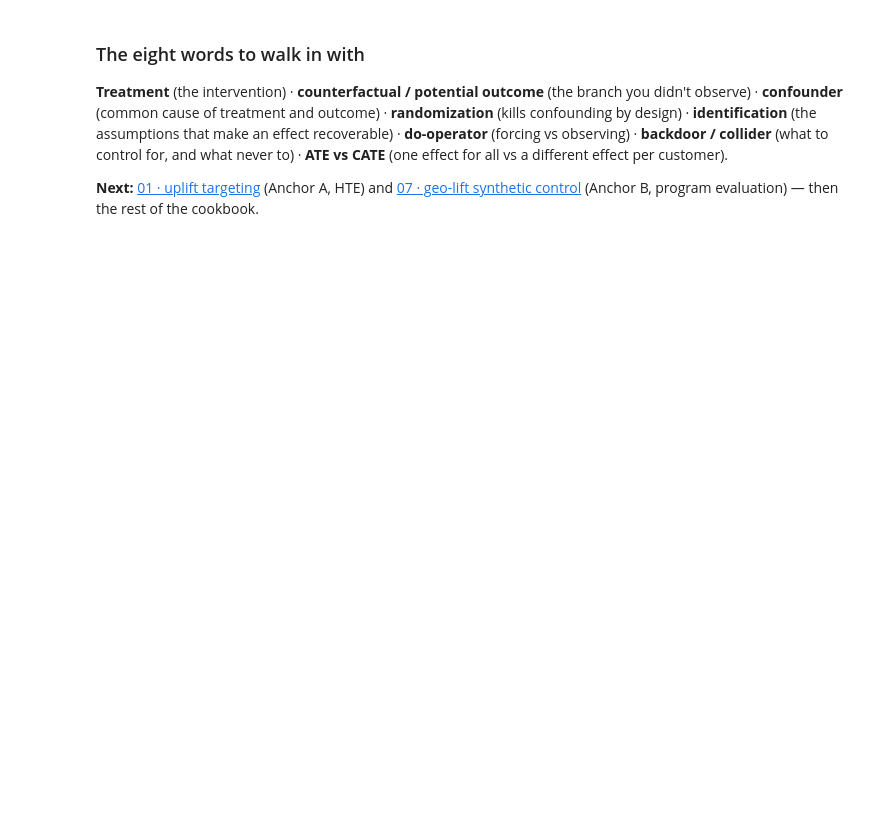
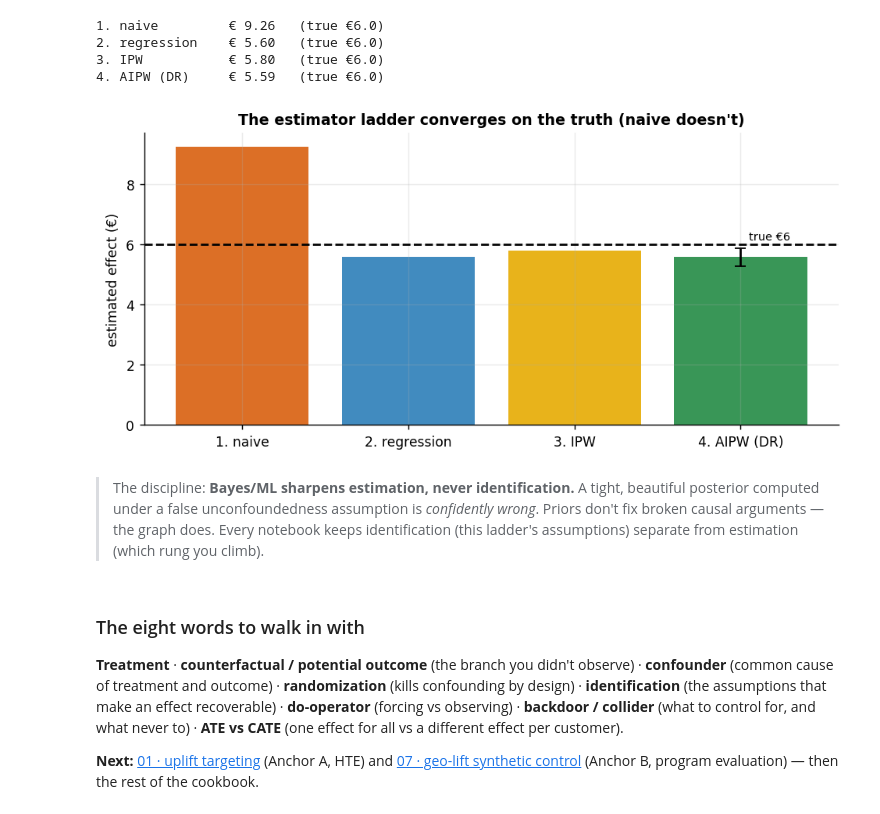
Before and after one commit to fmuia/sda_projects, a Jupyter notebook: notebooks/00_foundations.ipynb, the cells around one changed output. Saved outputs shown, nothing was run; the diff lists cells and outputs as text; code cells hidden in the pictures; blank space fills up the shorter version.

```diff
--- a/notebooks/00_foundations.ipynb
+++ b/notebooks/00_foundations.ipynb
@@ -214,13 +136,47 @@ Sampling 2 chains for 400 tune and 400 draw iterations (800 + 800 draws total) t
+# %%
+d, true_ate = dgp.dag_control_demo(n=3000, seed=17)
+X = d[["loyalty"]].values; T = d["email"].values; Y = d["spend"].values
+
+# 1. naive
+naive_est = Y[T==1].mean() - Y[T==0].mean()
+# 2. regression adjustment (g-formula with linear outcome model)
+D = np.column_stack([np.ones(len(d)), T, d["loyalty"].values]); beta = np.linalg.lstsq(D, Y, rcond=None)[0]
+reg_est = beta[1]
+# 3. IPW
+e = est.propensity_scores(X, T); e = np.clip(e, 0.05, 0.95)
+ipw_est = (T*Y/e).mean() - ((1-T)*Y/(1-e)).mean()
+# 4. AIPW doubly-robust
+aipw = est.aipw_ate(X, T, Y, seed=1, n_boot=300)
+
+ladder = {"1. naive": naive_est, "2. regression": reg_est, "3. IPW": ipw_est, "4. AIPW (DR)": aipw["ate"]}
+fig, ax = plt.subplots(figsize=(7.5, 3.6))
+cols = [plots.ORANGE, plots.BLUE, plots.GOLD, plots.GREEN]
+ax.bar(list(ladder.keys()), list(ladder.values()), color=cols, alpha=0.9)
+ax.axhline(true_ate, color="k", ls="--"); ax.text(3.3, true_ate+0.15, f"true €{true_ate:.0f}", ha="right", fontsize=8)
+ax.errorbar(3, aipw["ate"], yerr=[[aipw["ate"]-aipw["ci90"][0]],[aipw["ci90"][1]-aipw["ate"]]], color="k", capsize=4)
+ax.set_ylabel("estimated effect (€)"); ax.set_title("The estimator ladder converges on the truth (naive doesn't)")
+fig.tight_layout()
+for k,v in ladder.items(): print(f"{k:16s} €{v:5.2f}   (true €{true_ate:.1f})")
+# %% [output]
+1. naive         € 9.26   (true €6.0)
+2. regression    € 5.60   (true €6.0)
+3. IPW           € 5.80   (true €6.0)
+4. AIPW (DR)     € 5.59   (true €6.0)
+[figure, added]
+# %% [markdown]
+> The discipline: **Bayes/ML sharpens estimation, never identification.** A tight, beautiful posterior
+> computed under a false unconfoundedness assumption is *confidently wrong*. Priors don't fix broken
+> causal arguments — the graph does. Every notebook keeps identification (this ladder's assumptions)
+> separate from estimation (which rung you climb).
 # %% [markdown]
 ### The eight words to walk in with
 
-**Treatment** (the intervention) · **counterfactual / potential outcome** (the
-branch you didn't observe) · **confounder** (common cause of treatment and outcome)
-· **randomization** (kills confounding by design) · **identification** (the
-assumptions that make an effect recoverable) · **do-operator** (forcing vs
-observing) · **backdoor / collider** (what to control for, and what never to) ·
-**ATE vs CATE** (one effect for all vs a different effect per customer).
+**Treatment** · **counterfactual / potential outcome** (the branch you didn't observe) · **confounder**
+(common cause of treatment and outcome) · **randomization** (kills confounding by design) ·
+**identification** (the assumptions that make an effect recoverable) · **do-operator** (forcing vs
+observing) · **backdoor / collider** (what to control for, and what never to) · **ATE vs CATE** (one
+effect for all vs a different effect per customer).
 
 **Next:** [01 · uplift targeting](01_uplift_targeting.ipynb) (Anchor A, HTE) and
-[07 · geo-lift synthetic control](07_geo_lift_synthetic_control.ipynb) (Anchor B,
-program evaluation) — then the rest of the cookbook.
+[07 · geo-lift synthetic control](07_geo_lift_synthetic_control.ipynb) (Anchor B, program evaluation) —
+then the rest of the cookbook.
```
Also changed, not shown: parts of 17 cells of this notebook.
